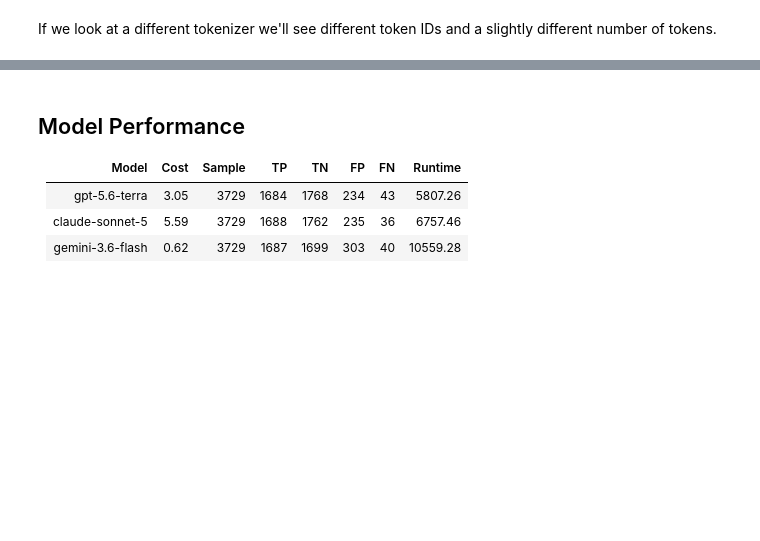
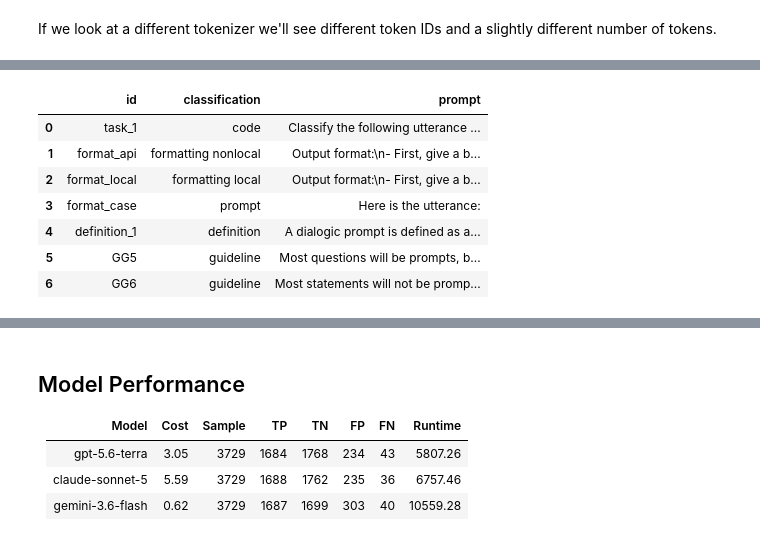
Before and after one commit to hernandezb3/llm-text-classification, a Jupyter notebook: 02_local.ipynb, the cells around one changed output, grey strips where cells are left out. Drawn from its saved outputs; the diff is of its cells as text; code cells hidden in the pictures; blank space fills up the shorter version.

```diff
--- a/02_local.ipynb
+++ b/02_local.ipynb
@@ -321,0 +386,15 @@ sample = df.sample(n = SAMPLE_SIZE, ignore_index = True)
+# %%
+# load the prompt codebook
+path_to_prompts = DATA_MANAGEMENT_DIR / "llm_codebook.xlsx"
+prompts = pd.read_excel(path_to_prompts)
+
+prompts.head(7)
+# %% [output]
+|  | id | classification | prompt |
+| 0 | task_1 | code | Classify the following utterance ... |
+| 1 | format_api | formatting nonlocal | Output format:\n- First, give a b... |
+| 2 | format_local | formatting local | Output format:\n- First, give a b... |
+| 3 | format_case | prompt | Here is the utterance: |
+| 4 | definition_1 | definition | A dialogic prompt is defined as a... |
+| 5 | GG5 | guideline | Most questions will be prompts, b... |
+| 6 | GG6 | guideline | Most statements will not be promp... |
```
Also changed, not shown: parts of 22 cells of this notebook.
